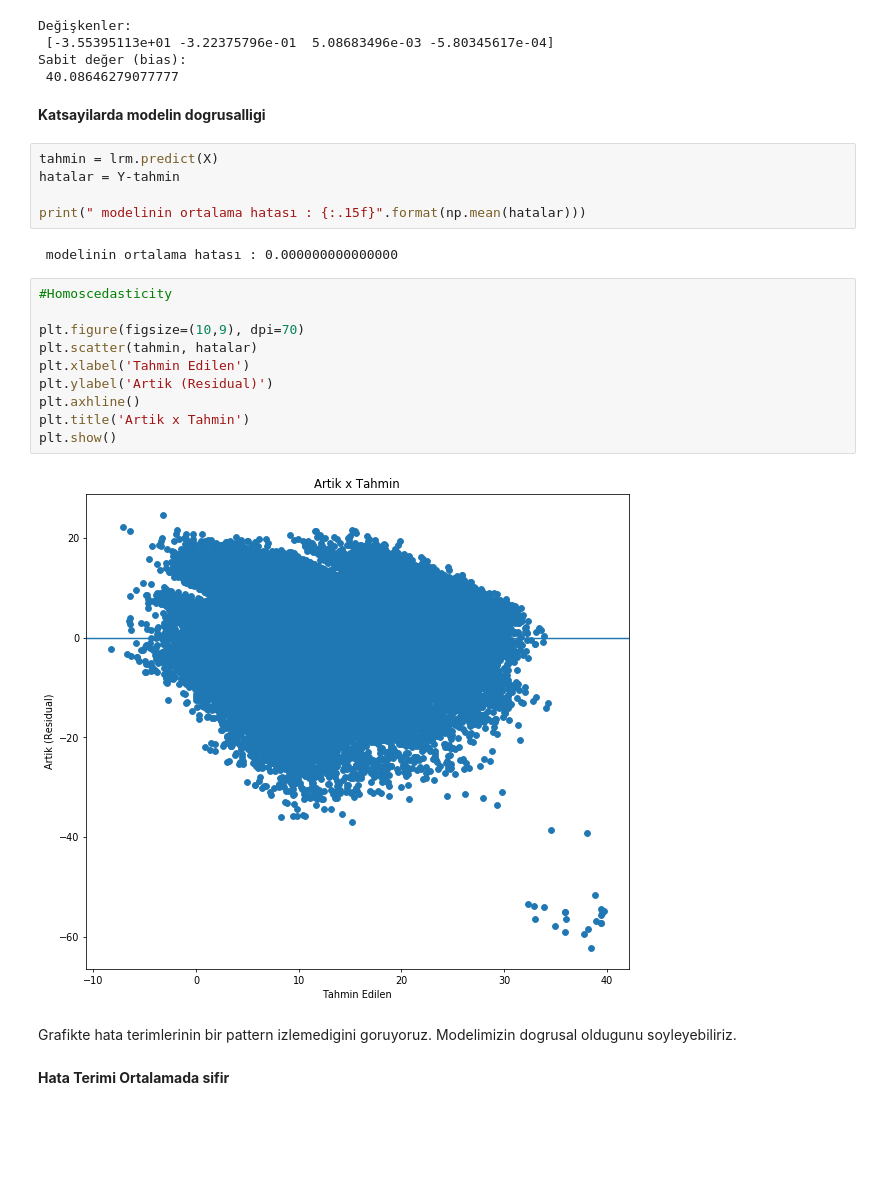
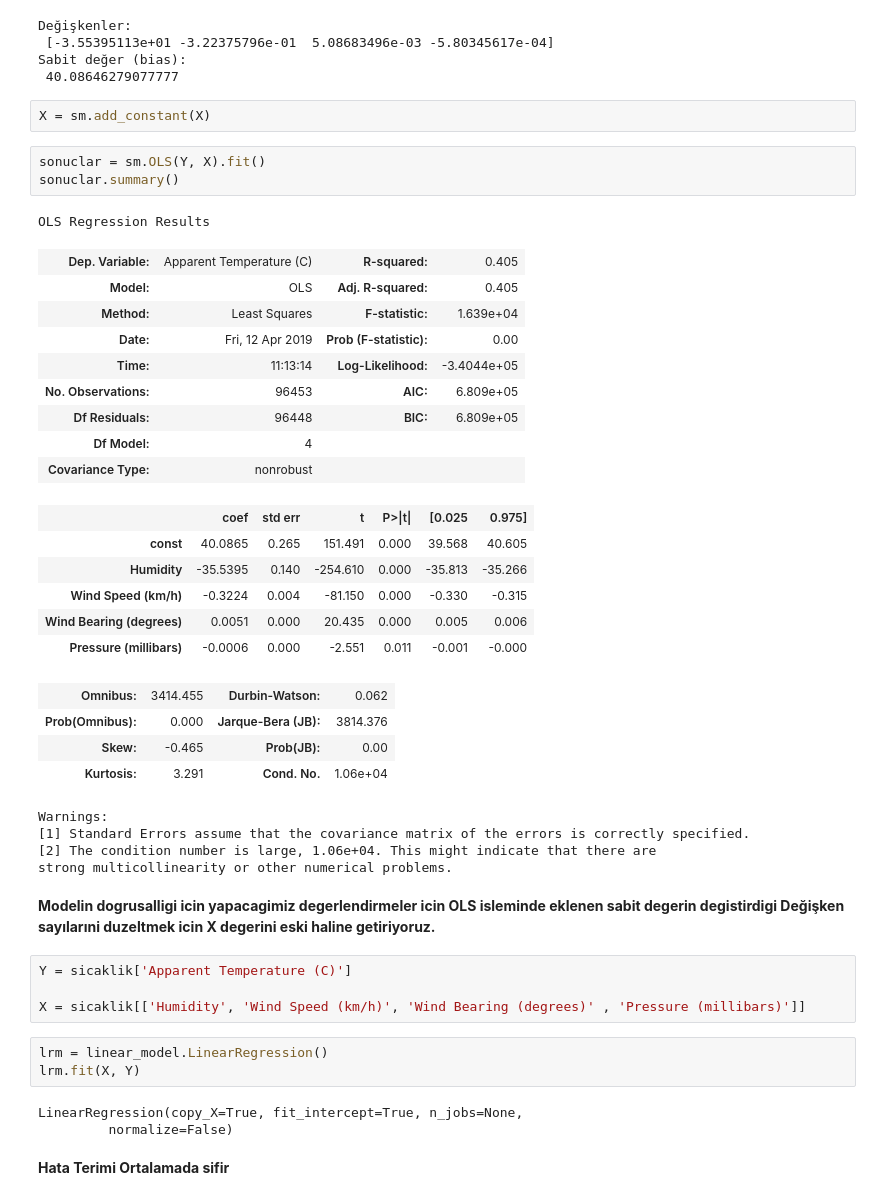
Before and after one commit to EceDolen/Bootcamp_-Bolum_6, a Jupyter notebook: Regresyon_Odev_3_Sıcaklık_Tahmini.ipynb, the cells around one changed output. Saved outputs shown, nothing was run; the diff lists cells and outputs as text; blank space fills up the shorter version.

```diff
--- a/Regresyon_Odev_3_Sıcaklık_Tahmini.ipynb
+++ b/Regresyon_Odev_3_Sıcaklık_Tahmini.ipynb
@@ -51,29 +51,48 @@ Değişkenler:
  [-3.55395113e+01 -3.22375796e-01  5.08683496e-03 -5.80345617e-04]
 Sabit değer (bias):
  40.08646279077777
-# %% [markdown]
-**Katsayilarda modelin dogrusalligi**
-# %%
-tahmin = lrm.predict(X)
-hatalar = Y-tahmin
-
-print(" modelinin ortalama hatası : {:.15f}".format(np.mean(hatalar)))
-# %% [output]
- modelinin ortalama hatası : 0.000000000000000
-# %%
-#Homoscedasticity
-
-plt.figure(figsize=(10,9), dpi=70)
-plt.scatter(tahmin, hatalar)
-plt.xlabel('Tahmin Edilen')
-plt.ylabel('Artik (Residual)')
-plt.axhline()
-plt.title('Artik x Tahmin')
-plt.show()
-# %% [output]
-[figure, removed]
-# %% [markdown]
-Grafikte hata terimlerinin bir pattern izlemedigini goruyoruz. Modelimizin dogrusal oldugunu soyleyebiliriz.
+# %%
+X = sm.add_constant(X)
+# %%
+sonuclar = sm.OLS(Y, X).fit()
+sonuclar.summary()
+# %% [output]
+OLS Regression Results
+| Dep. Variable: | Apparent Temperature (C) | R-squared: | 0.405 |
+| Model: | OLS | Adj. R-squared: | 0.405 |
+| Method: | Least Squares | F-statistic: | 1.639e+04 |
+| Date: | Fri, 12 Apr 2019 | Prob (F-statistic): | 0.00 |
+| Time: | 11:13:14 | Log-Likelihood: | -3.4044e+05 |
+| No. Observations: | 96453 | AIC: | 6.809e+05 |
+| Df Residuals: | 96448 | BIC: | 6.809e+05 |
+| Df Model: | 4 |  |  |
+| Covariance Type: | nonrobust |  |  |
+|  | coef | std err | t | P>|t| | [0.025 | 0.975] |
+| const | 40.0865 | 0.265 | 151.491 | 0.000 | 39.568 | 40.605 |
+| Humidity | -35.5395 | 0.140 | -254.610 | 0.000 | -35.813 | -35.266 |
+| Wind Speed (km/h) | -0.3224 | 0.004 | -81.150 | 0.000 | -0.330 | -0.315 |
+| Wind Bearing (degrees) | 0.0051 | 0.000 | 20.435 | 0.000 | 0.005 | 0.006 |
+| Pressure (millibars) | -0.0006 | 0.000 | -2.551 | 0.011 | -0.001 | -0.000 |
+| Omnibus: | 3414.455 | Durbin-Watson: | 0.062 |
+| Prob(Omnibus): | 0.000 | Jarque-Bera (JB): | 3814.376 |
+| Skew: | -0.465 | Prob(JB): | 0.00 |
+| Kurtosis: | 3.291 | Cond. No. | 1.06e+04 |
+Warnings:
+[1] Standard Errors assume that the covariance matrix of the errors is correctly specified.
+[2] The condition number is large, 1.06e+04. This might indicate that there are
+strong multicollinearity or other numerical problems.
+# %% [markdown]
+**Modelin dogrusalligi icin yapacagimiz degerlendirmeler icin OLS isleminde eklenen sabit degerin degistirdigi Değişken sayılarıni duzeltmek icin X degerini eski haline getiriyoruz.**
+# %%
+Y = sicaklik['Apparent Temperature (C)']
+
+X = sicaklik[['Humidity', 'Wind Speed (km/h)', 'Wind Bearing (degrees)' , 'Pressure (millibars)']]
+# %%
+lrm = linear_model.LinearRegression()
+lrm.fit(X, Y)
+# %% [output]
+LinearRegression(copy_X=True, fit_intercept=True, n_jobs=None,
+         normalize=False)
 # %% [markdown]
 **Hata Terimi Ortalamada sifir**
 # %%
```
Also changed, not shown: parts of 22 cells of this notebook.
